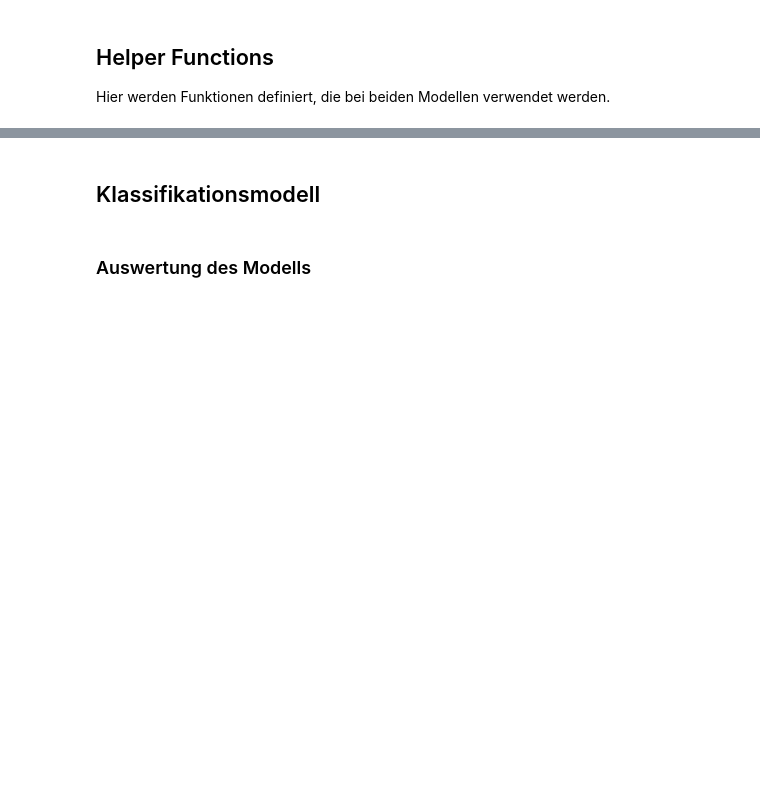
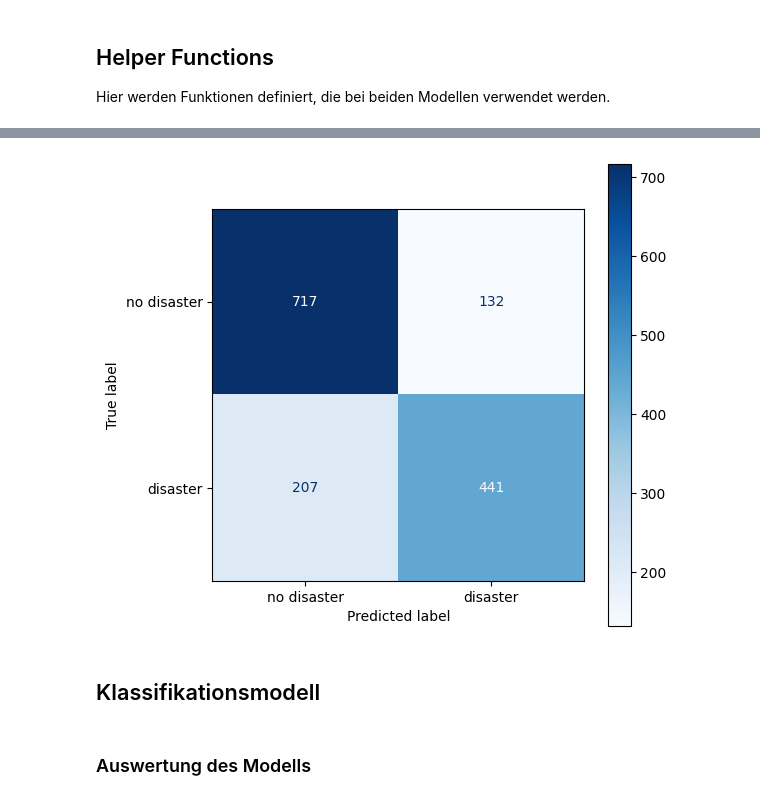
Before and after one commit to florinbarbisch/npr-mc1-text-classification, a Jupyter notebook: Model3_CNN.ipynb, the cells around one changed output, grey strips where cells are left out. Saved outputs shown, nothing was run; the diff lists cells and outputs as text; code cells hidden in the pictures; blank space fills up the shorter version.

```diff
--- a/Model3_CNN.ipynb
+++ b/Model3_CNN.ipynb
@@ -67,3 +175,7 @@ Hier werden Funktionen definiert, die bei beiden Modellen verwendet werden.
+# %%
+plot_confusion_matrix(model)
+# %% [output]
+[figure, added]
 # %% [markdown]
 ## Klassifikationsmodell
 # %% [markdown]
```
Also changed, not shown: parts of 10 cells of this notebook.
